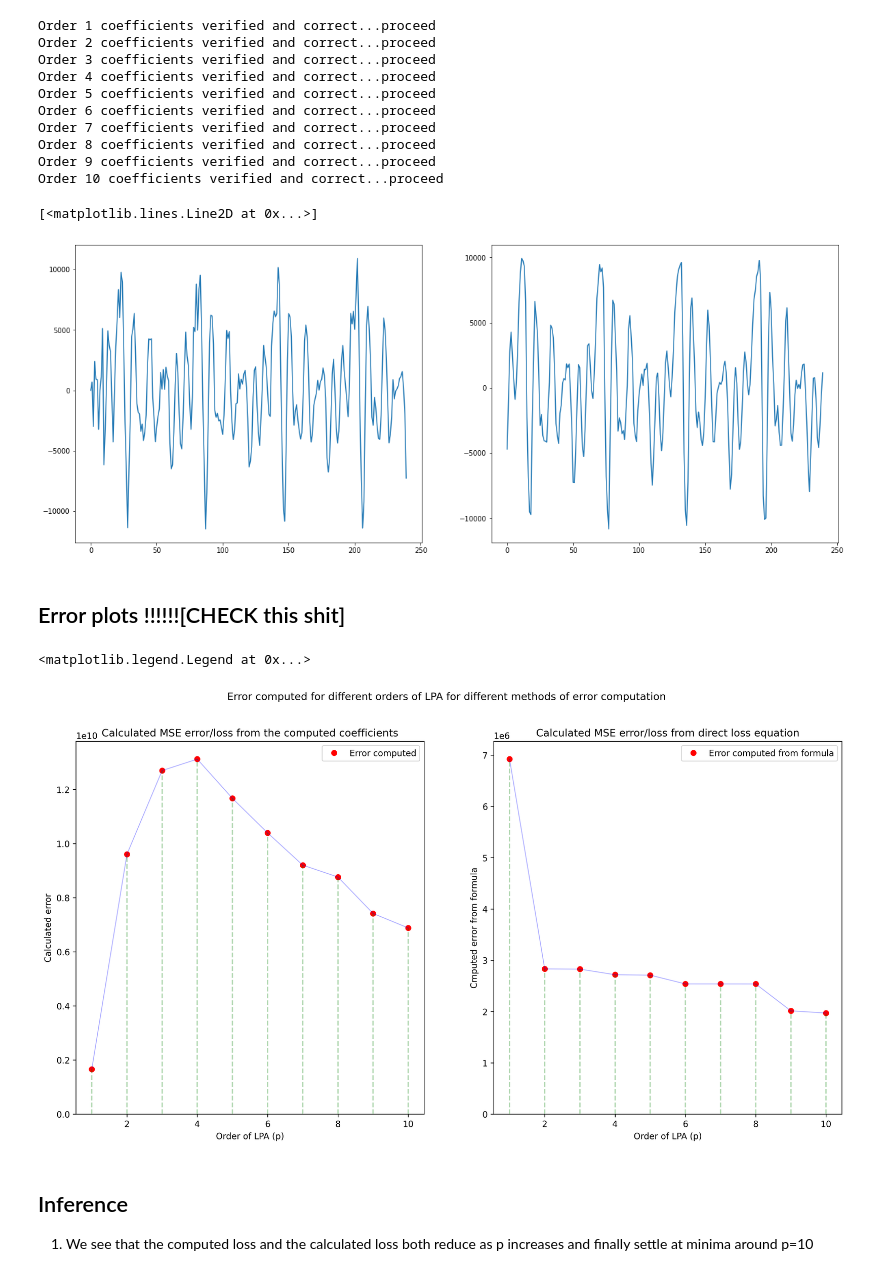
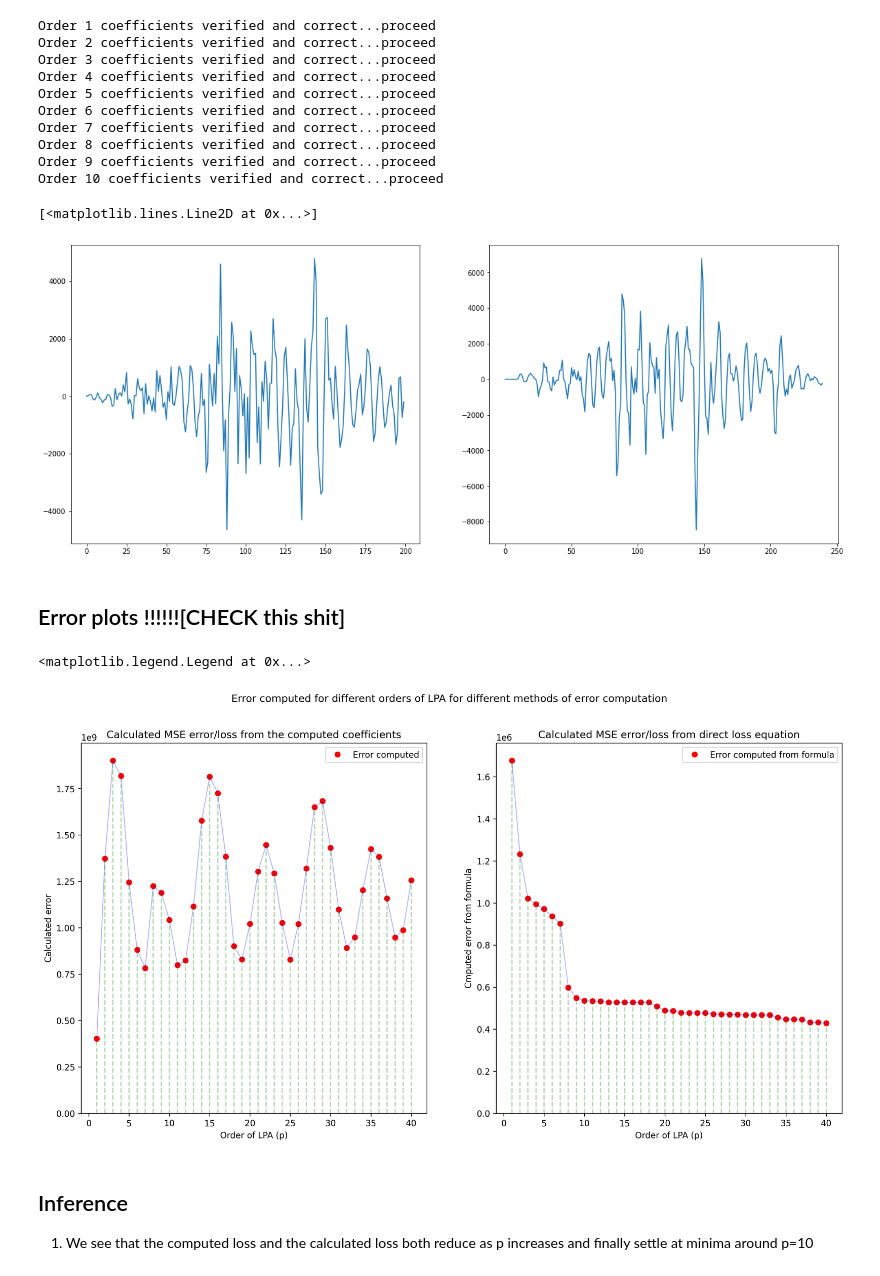
Before and after one commit to Rohit01-zoey/EE679, a Jupyter notebook: CompAssg2/Code.ipynb, the cells around one changed output. Cells and saved outputs as stored; diff of their text form; code cells hidden in the pictures.

```diff
--- a/CompAssg2/Code.ipynb
+++ b/CompAssg2/Code.ipynb
@@ -176,21 +172,13 @@ for p in range(1,len(coef)+1):
     Emin.append(E)
-# %%
-error = []
-for p in range(1,len(coef)+1):
-    signalToEstimate = np.pad(np.array(signalToAnalyse, dtype = float),(p, 3*len(signalToAnalyse)-p), 'constant')
-    signalEstimate = np.zeros_like(signalToEstimate)
-    for i in range(0, len(signalToAnalyse) + p-1):
-        signalEstimate[i] = np.sum(signalToEstimate[i:(i+p)]*coef[p-1])
-    error.append(np.sum(np.array(signalEstimate - np.pad(np.array(signalToAnalyse, dtype = float),(0, 3*len(signalToAnalyse))), dtype = float)**2))
 # %%
 plt.figure(figsize = (20, 8))
 plt.subplot(121)
-plt.plot(signalEstimate[0:240])
+plt.plot((signalEstimate -signalToEstimate)[0:200])
 plt.subplot(122)
-plt.plot(signalToAnalyse)
+plt.plot(signalToEstimate[0:240])
 # %% [output]
 [<matplotlib.lines.Line2D at 0x...>]
-[figure, old version]
+[figure, new version]
 # %% [markdown]
 ## Error plots !!!!!![CHECK this shit]
 # %%
@@ -198,18 +186,18 @@ plt.figure(figsize=(16, 8))
 plt.gcf().set_dpi(300)
 plt.suptitle("Error computed for different orders of LPA for different methods of error computation")
 plt.subplot(121)
-plt.plot([i for i in range(1, 11)], error, 'ro')
-plt.plot([i for i in range(1, 11)], error, 'b', alpha = 0.3, linewidth = 1)
-plt.vlines([i for i in range(1, 11)] , 0, error, color='g', linestyles='--', alpha = 0.3)
+plt.plot([i for i in range(1, order + 1)], error, 'ro')
+plt.plot([i for i in range(1, order + 1)], error, 'b', alpha = 0.3, linewidth = 1)
+plt.vlines([i for i in range(1, order + 1)] , 0, error, color='g', linestyles='--', alpha = 0.3)
 plt.ylim(bottom=0)
 plt.title("Calculated MSE error/loss from the computed coefficients")
 plt.xlabel("Order of LPA (p)")
 plt.ylabel("Calculated error")
 plt.legend(["Error computed"])
 plt.subplot(122)
-plt.plot([i for i in range(1, 11)], Emin, 'ro')
-plt.plot([i for i in range(1, 11)], Emin, 'b', alpha = 0.3, linewidth = 1)
-plt.vlines([i for i in range(1, 11)] , 0, Emin, color='g', linestyles='--', alpha = 0.3)
+plt.plot([i for i in range(1, order + 1)], Emin, 'ro')
+plt.plot([i for i in range(1, order + 1)], Emin, 'b', alpha = 0.3, linewidth = 1)
+plt.vlines([i for i in range(1, order + 1)] , 0, Emin, color='g', linestyles='--', alpha = 0.3)
 plt.ylim(bottom=0)
 plt.title("Calculated MSE error/loss from direct loss equation")
 plt.xlabel("Order of LPA (p)")
@@ -217,7 +205,7 @@ plt.ylabel("Cmputed error from formula")
 plt.legend(["Error computed from formula"])
 # %% [output]
 <matplotlib.legend.Legend at 0x...>
-[figure, old version]
+[figure, new version]
 # %% [markdown]
 ## Inference
 1. We see that the computed loss and the calculated loss both reduce as p increases and finally settle at minima around p=10
```
Also changed, not shown: parts of 30 cells of this notebook.
